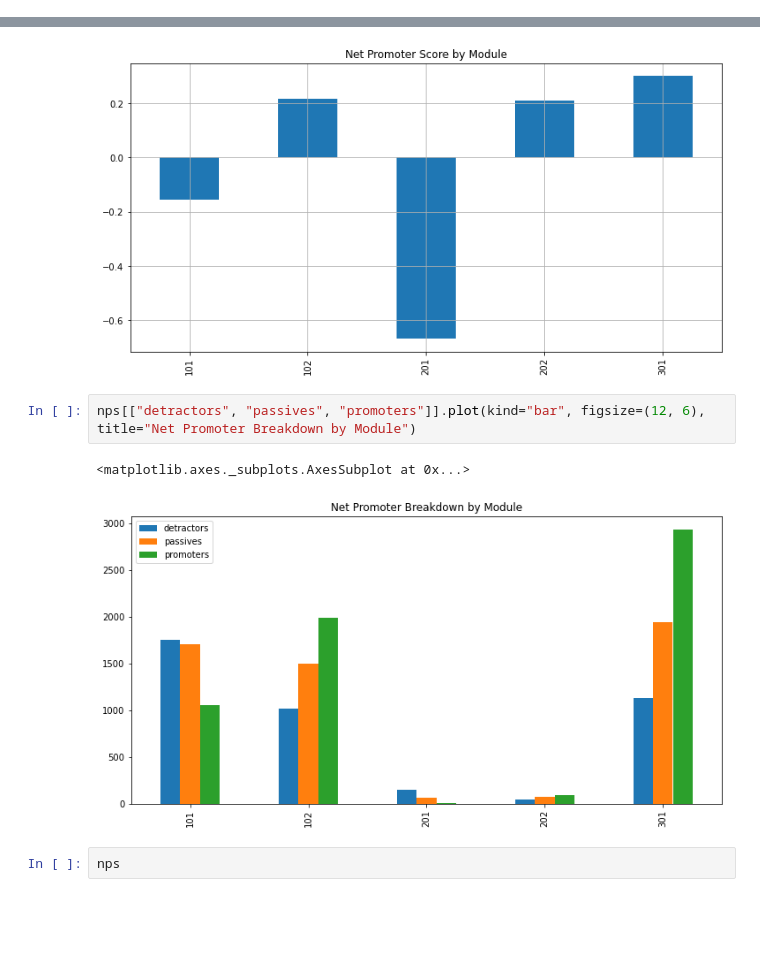
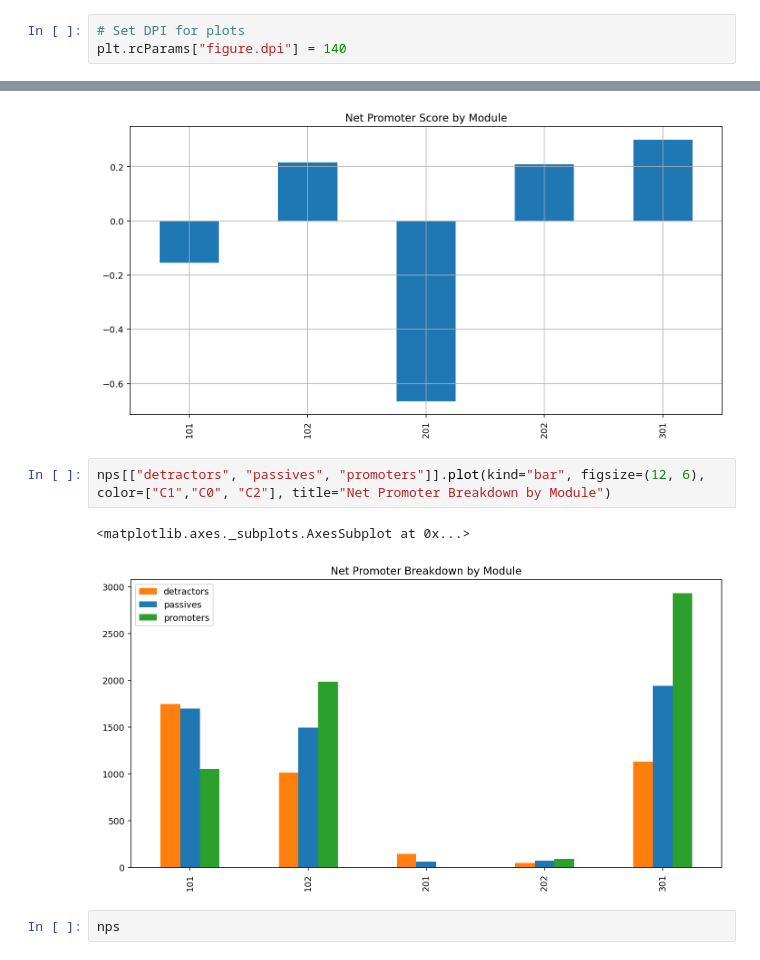
Before and after one commit to ToferC/learner_models, a Jupyter notebook: Evals_analysis.ipynb, the cells around one changed output, grey strips where cells are left out. Cells and saved outputs as stored; diff of their text form; blank space fills up the shorter version.

```diff
--- a/Evals_analysis.ipynb
+++ b/Evals_analysis.ipynb
@@ -21,6 +21,9 @@ seven_grad=["darkred", "orange", "gold", "dodgerblue", "royalblue", "green", "fo
 seven_diff=["brown", "green", "dodgerblue", "gold", "royalblue", "orange", "forestgreen"]
 
 fsize=(12,8)
+# %%
+# Set DPI for plots
+plt.rcParams["figure.dpi"] = 140
 # %%
 df.columns
 # %% [output]
@@ -186,10 +189,10 @@ nps.nps.plot(kind="bar", figsize=(12, 6), grid=True, title="Net Promoter Score b
 <matplotlib.axes._subplots.AxesSubplot at 0x...>
 [figure]
 # %%
-nps[["detractors", "passives", "promoters"]].plot(kind="bar", figsize=(12, 6), title="Net Promoter Breakdown by Module")
+nps[["detractors", "passives", "promoters"]].plot(kind="bar", figsize=(12, 6), color=["C1","C0", "C2"], title="Net Promoter Breakdown by Module")
 # %% [output]
 <matplotlib.axes._subplots.AxesSubplot at 0x...>
-[figure, old version]
+[figure, new version]
 # %%
 nps
 # %% [output]
```
Also changed, not shown: parts of 10 cells of this notebook.
